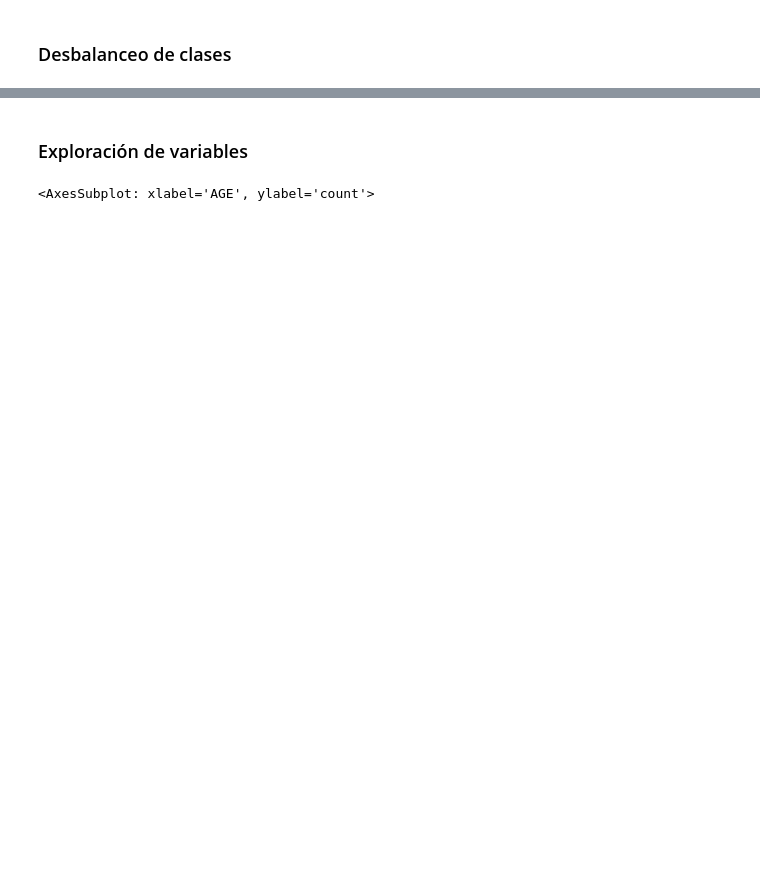
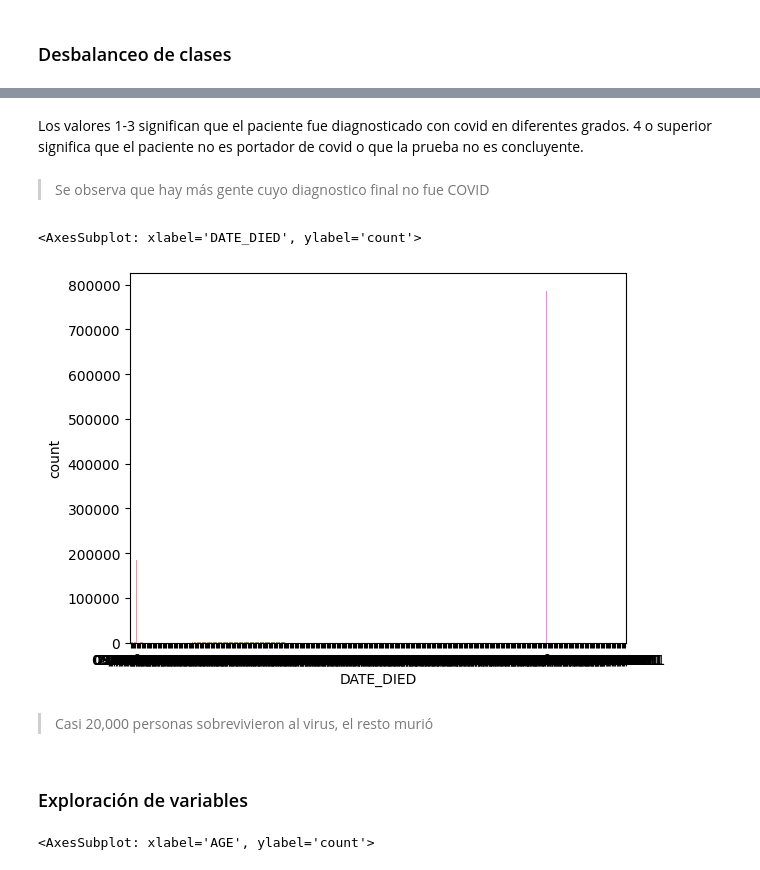
Before and after one commit to Ssutssimer/miniproject_data-science, a Jupyter notebook: miniproject-data-science.ipynb, the cells around one changed output, grey strips where cells are left out. Cells and saved outputs as stored; diff of their text form; code cells hidden in the pictures; blank space fills up the shorter version.

```diff
--- a/miniproject-data-science.ipynb
+++ b/miniproject-data-science.ipynb
@@ -65,3 +67,14 @@ sns.countplot(x='PNEUMONIA', data=df)
+# %% [markdown]
+Los valores 1-3 significan que el paciente fue diagnosticado con covid en diferentes grados. 4 o superior significa que el paciente no es portador de covid o que la prueba no es concluyente.
+# %% [markdown]
+> Se observa que hay más gente cuyo diagnostico final no fue COVID
+# %%
+sns.countplot(x='DATE_DIED', data=df)
+# %% [output]
+<AxesSubplot: xlabel='DATE_DIED', ylabel='count'>
+[figure, added]
+# %% [markdown]
+> Casi 20,000 personas sobrevivieron al virus, el resto murió
 # %% [markdown]
 ### Exploración de variables
 # %%
```
Also changed, not shown: parts of 21 cells of this notebook.
